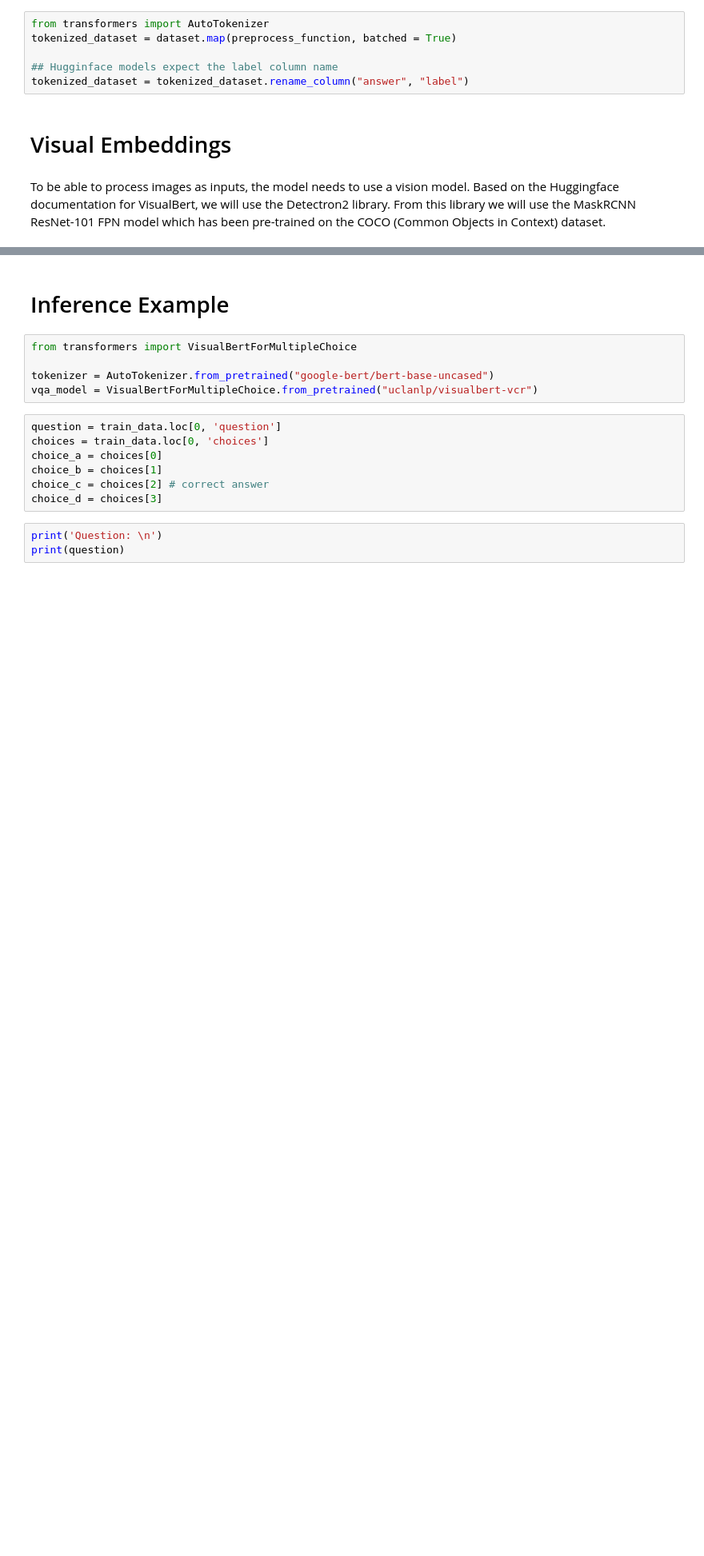
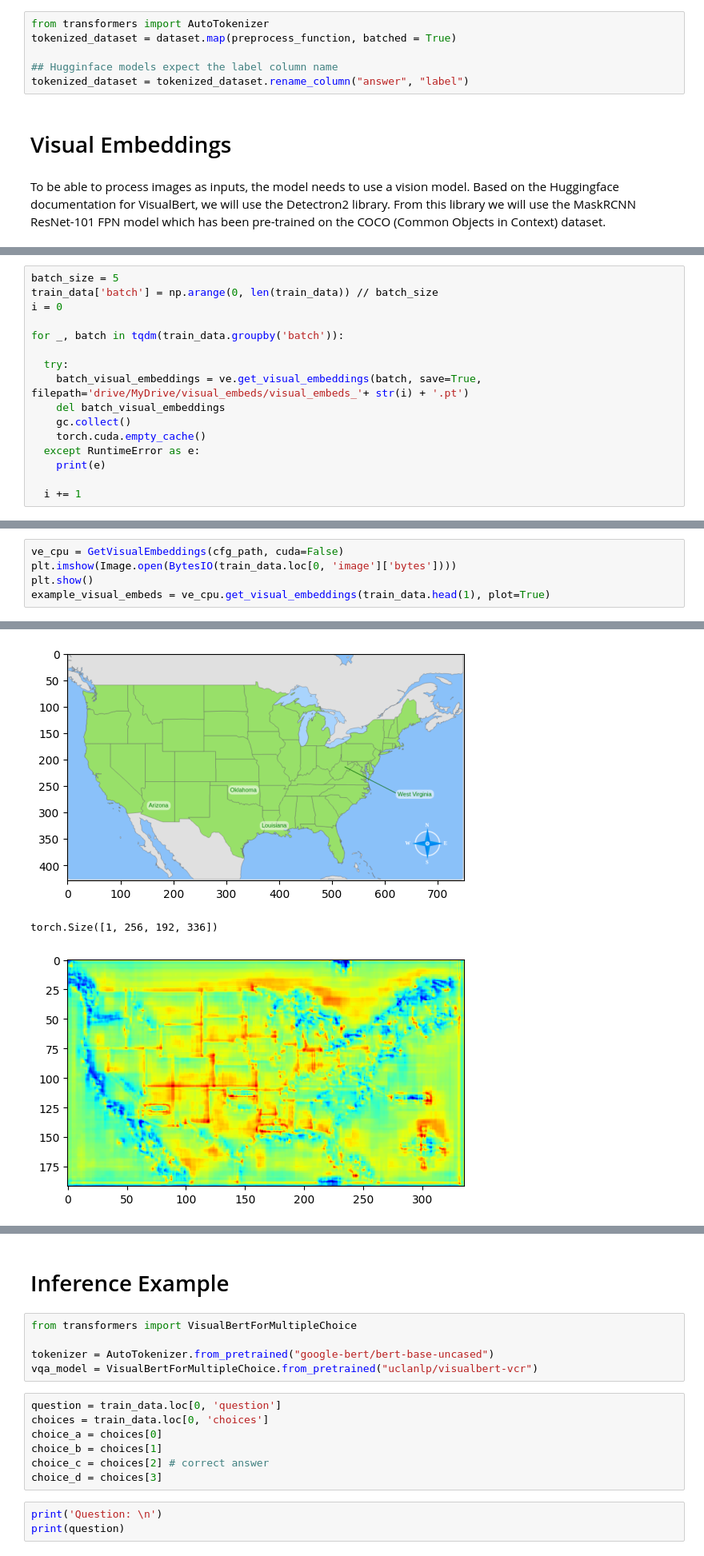
Before and after one commit to juanpheusser/BERTutor-AC209b, a Jupyter notebook: Milestone_4_BERTutor.ipynb, the cells around one changed output, grey strips where cells are left out. Shown at 80% size. Drawn from its saved outputs; the diff is of its cells as text; blank space fills up the shorter version.

Commit message:
Modified notebook to compute visual embeds

```diff
--- a/Milestone_4_BERTutor.ipynb
+++ b/Milestone_4_BERTutor.ipynb
@@ -657,0 +420,16 @@ torch.Size([100, 512])
+# %%
+batch_size = 5
+train_data['batch'] = np.arange(0, len(train_data)) // batch_size
+i = 0
+
+for _, batch in tqdm(train_data.groupby('batch')):
+
+  try:
+    batch_visual_embeddings = ve.get_visual_embeddings(batch, save=True, filepath='drive/MyDrive/visual_embeds/visual_embeds_'+ str(i) + '.pt')
+    del batch_visual_embeddings
+    gc.collect()
+    torch.cuda.empty_cache()
+  except RuntimeError as e:
+    print(e)
+
+  i += 1
@@ -657,0 +499,6 @@ torch.Size([100, 512])
+# %%
+ve_cpu = GetVisualEmbeddings(cfg_path, cuda=False)
+plt.imshow(Image.open(BytesIO(train_data.loc[0, 'image']['bytes'])))
+plt.show()
+example_visual_embeds = ve_cpu.get_visual_embeddings(train_data.head(1), plot=True)
+# %% [output]
@@ -657,0 +507,3 @@ torch.Size([100, 512])
+[figure, added]
+torch.Size([1, 256, 192, 336])
+[figure, added]
```
Also changed, not shown: parts of 32 cells of this notebook.
